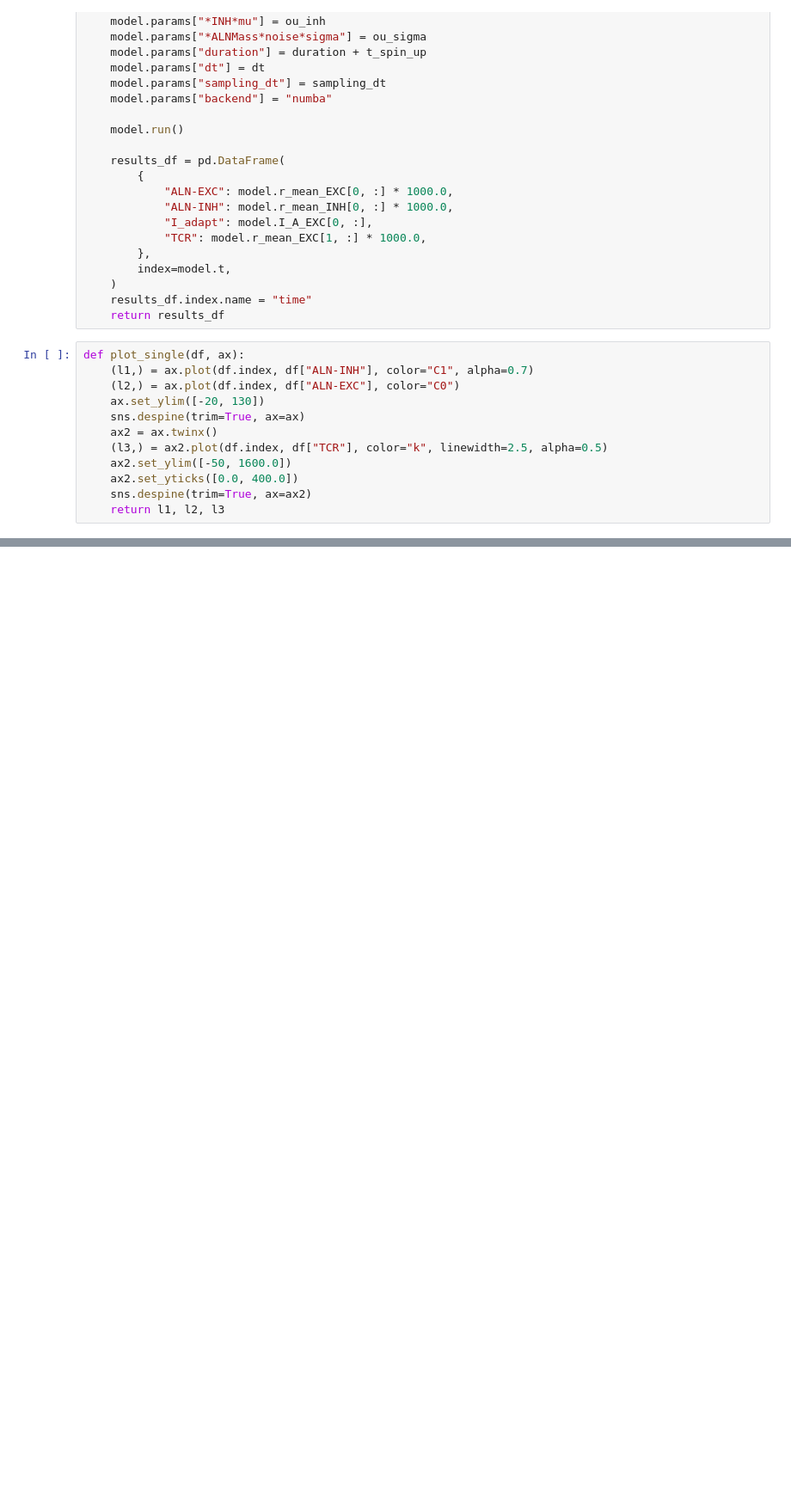
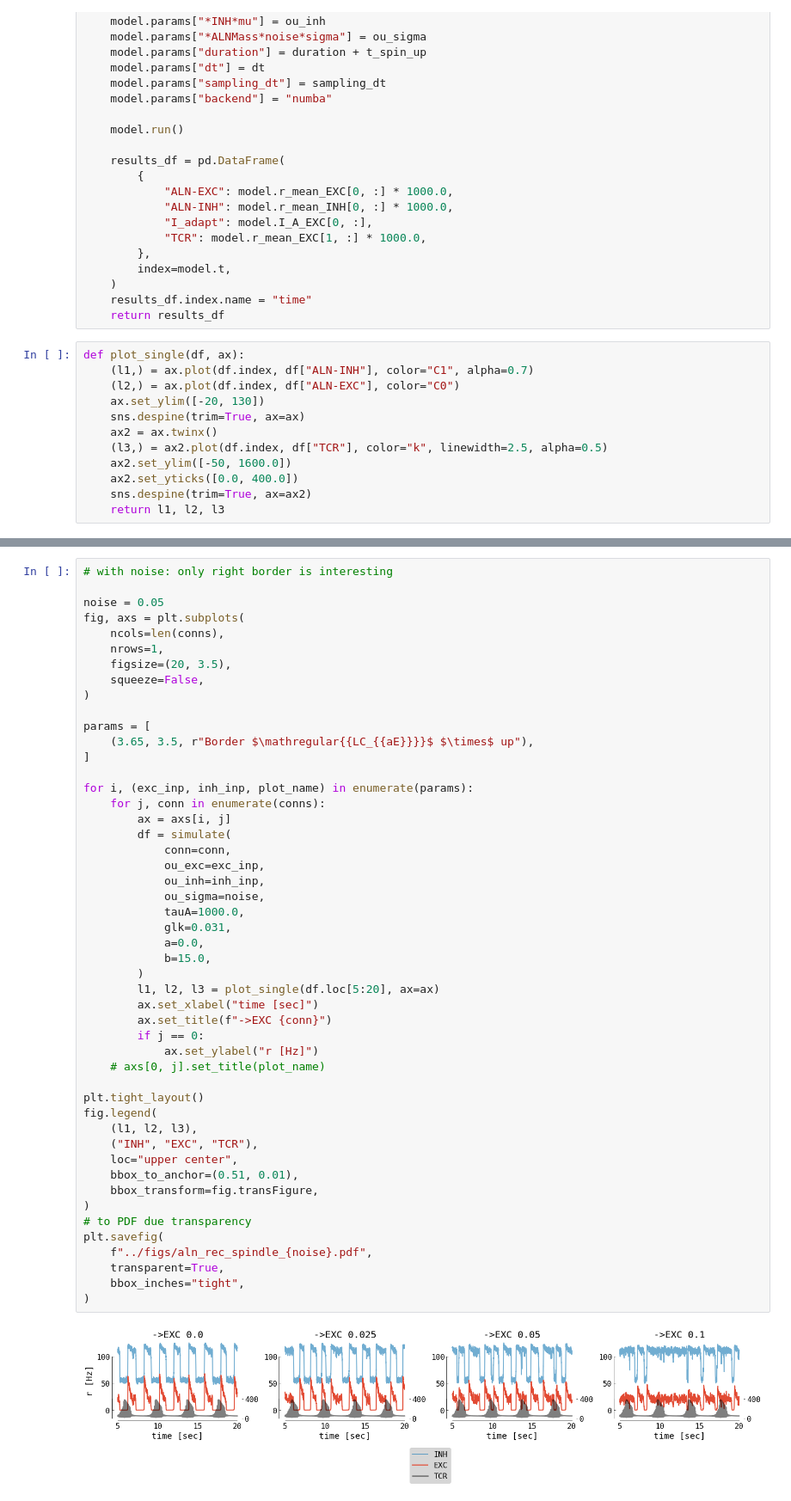
Before and after one commit to jajcayn/thalamocortical_model_study, a Jupyter notebook: fig7 - aln_recieves_spindle.ipynb, the cells around one changed output, grey strips where cells are left out. Shown at 86% size. Cells and saved outputs as stored; diff of their text form; blank space fills up the shorter version.

```diff
--- a/fig7 - aln_recieves_spindle.ipynb
+++ b/fig7 - aln_recieves_spindle.ipynb
@@ -141,0 +135,51 @@ pbar.close()
+# %%
+# with noise: only right border is interesting
+
+noise = 0.05
+fig, axs = plt.subplots(
+    ncols=len(conns),
+    nrows=1,
+    figsize=(20, 3.5),
+    squeeze=False,
+)
+
+params = [
+    (3.65, 3.5, r"Border $\mathregular{{LC_{{aE}}}}$ $\times$ up"),
+]
+
+for i, (exc_inp, inh_inp, plot_name) in enumerate(params):
+    for j, conn in enumerate(conns):
+        ax = axs[i, j]
+        df = simulate(
+            conn=conn,
+            ou_exc=exc_inp,
+            ou_inh=inh_inp,
+            ou_sigma=noise,
+            tauA=1000.0,
+            glk=0.031,
+            a=0.0,
+            b=15.0,
+        )
+        l1, l2, l3 = plot_single(df.loc[5:20], ax=ax)
+        ax.set_xlabel("time [sec]")
+        ax.set_title(f"->EXC {conn}")
+        if j == 0:
+            ax.set_ylabel("r [Hz]")
+    # axs[0, j].set_title(plot_name)
+
+plt.tight_layout()
+fig.legend(
+    (l1, l2, l3),
+    ("INH", "EXC", "TCR"),
+    loc="upper center",
+    bbox_to_anchor=(0.51, 0.01),
+    bbox_transform=fig.transFigure,
+)
+# to PDF due transparency
+plt.savefig(
+    f"../figs/aln_rec_spindle_{noise}.pdf",
+    transparent=True,
+    bbox_inches="tight",
+)
+# %% [output]
+[figure, added]
```
Also changed, not shown: parts of 2 cells of this notebook, 3 other files.
